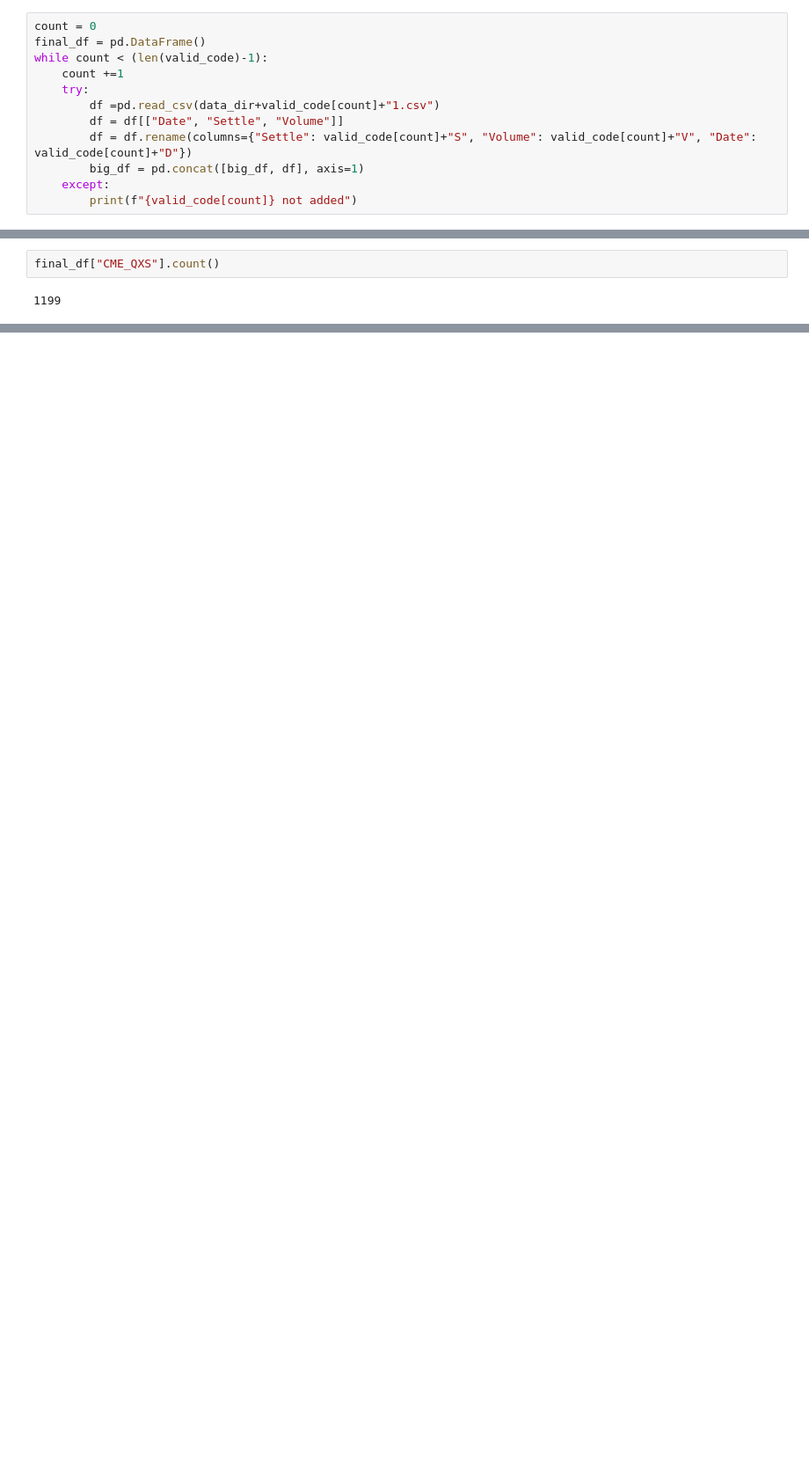
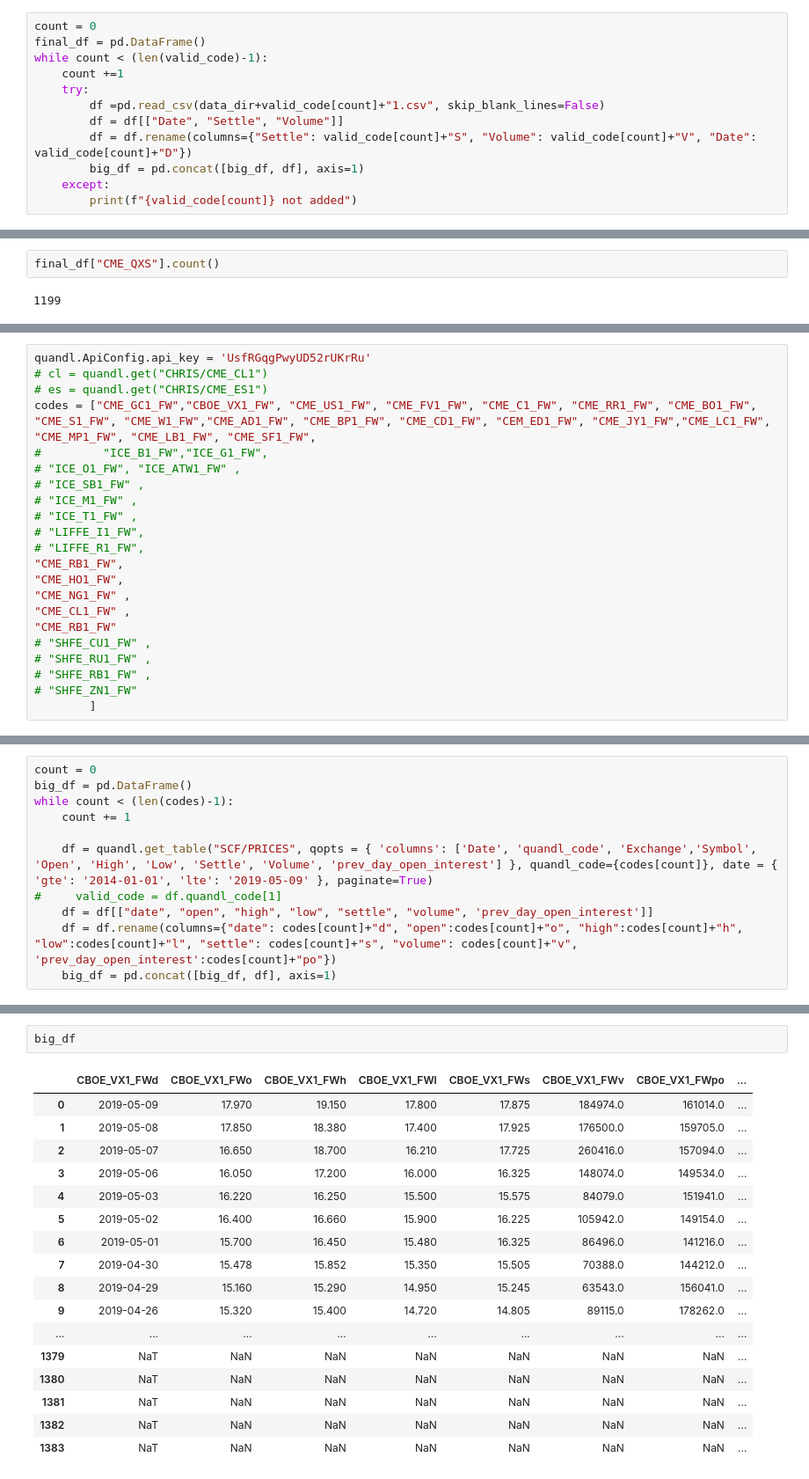
Before and after one commit to brownal05/globaltrade, a Jupyter notebook: alex/Big_DF.ipynb, the cells around one changed output, grey strips where cells are left out. Shown at 88% size. Cells and saved outputs as stored; diff of their text form; blank space fills up the shorter version.

```diff
--- a/alex/Big_DF.ipynb
+++ b/alex/Big_DF.ipynb
@@ -39,7 +39,7 @@ final_df = pd.DataFrame()
 while count < (len(valid_code)-1):
     count +=1
     try:
-        df =pd.read_csv(data_dir+valid_code[count]+"1.csv")
+        df =pd.read_csv(data_dir+valid_code[count]+"1.csv", skip_blank_lines=False)
         df = df[["Date", "Settle", "Volume"]]
         df = df.rename(columns={"Settle": valid_code[count]+"S", "Volume": valid_code[count]+"V", "Date": valid_code[count]+"D"})
         big_df = pd.concat([big_df, df], axis=1)
@@ -84,0 +135,22 @@ final_df["CME_QXS"].count()
+# %%
+quandl.ApiConfig.api_key = 'UsfRGqgPwyUD52rUKrRu'
+# cl = quandl.get("CHRIS/CME_CL1")
+# es = quandl.get("CHRIS/CME_ES1")
+codes = ["CME_GC1_FW","CBOE_VX1_FW", "CME_US1_FW", "CME_FV1_FW", "CME_C1_FW", "CME_RR1_FW", "CME_BO1_FW", "CME_S1_FW", "CME_W1_FW","CME_AD1_FW", "CME_BP1_FW", "CME_CD1_FW", "CEM_ED1_FW", "CME_JY1_FW","CME_LC1_FW", "CME_MP1_FW", "CME_LB1_FW", "CME_SF1_FW",
+#         "ICE_B1_FW","ICE_G1_FW",
+# "ICE_O1_FW", "ICE_ATW1_FW" ,
+# "ICE_SB1_FW" ,
+# "ICE_M1_FW" ,
+# "ICE_T1_FW" ,
+# "LIFFE_I1_FW",
+# "LIFFE_R1_FW",
+"CME_RB1_FW",
+"CME_HO1_FW",
+"CME_NG1_FW" ,
+"CME_CL1_FW" ,
+"CME_RB1_FW"
+# "SHFE_CU1_FW" ,
+# "SHFE_RU1_FW" ,
+# "SHFE_RB1_FW" ,
+# "SHFE_ZN1_FW"
+        ]
@@ -84,0 +183,11 @@ final_df["CME_QXS"].count()
+# %%
+count = 0
+big_df = pd.DataFrame()
+while count < (len(codes)-1):
+    count += 1
+
+    df = quandl.get_table("SCF/PRICES", qopts = { 'columns': ['Date', 'quandl_code', 'Exchange','Symbol', 'Open', 'High', 'Low', 'Settle', 'Volume', 'prev_day_open_interest'] }, quandl_code={codes[count]}, date = { 'gte': '2014-01-01', 'lte': '2019-05-09' }, paginate=True)
+#     valid_code = df.quandl_code[1]
+    df = df[["date", "open", "high", "low", "settle", "volume", 'prev_day_open_interest']]
+    df = df.rename(columns={"date": codes[count]+"d", "open":codes[count]+"o", "high":codes[count]+"h", "low":codes[count]+"l", "settle": codes[count]+"s", "volume": codes[count]+"v", 'prev_day_open_interest':codes[count]+"po"})
+    big_df = pd.concat([big_df, df], axis=1)
@@ -84,0 +207,20 @@ final_df["CME_QXS"].count()
+# %%
+big_df
+# %% [output]
+|  | CBOE_VX1_FWd | CBOE_VX1_FWo | CBOE_VX1_FWh | CBOE_VX1_FWl | CBOE_VX1_FWs | CBOE_VX1_FWv | CBOE_VX1_FWpo | ... |
+| 0 | 2019-05-09 | 17.970 | 19.150 | 17.800 | 17.875 | 184974.0 | 161014.0 | ... |
+| 1 | 2019-05-08 | 17.850 | 18.380 | 17.400 | 17.925 | 176500.0 | 159705.0 | ... |
+| 2 | 2019-05-07 | 16.650 | 18.700 | 16.210 | 17.725 | 260416.0 | 157094.0 | ... |
+| 3 | 2019-05-06 | 16.050 | 17.200 | 16.000 | 16.325 | 148074.0 | 149534.0 | ... |
+| 4 | 2019-05-03 | 16.220 | 16.250 | 15.500 | 15.575 | 84079.0 | 151941.0 | ... |
+| 5 | 2019-05-02 | 16.400 | 16.660 | 15.900 | 16.225 | 105942.0 | 149154.0 | ... |
+| 6 | 2019-05-01 | 15.700 | 16.450 | 15.480 | 16.325 | 86496.0 | 141216.0 | ... |
+| 7 | 2019-04-30 | 15.478 | 15.852 | 15.350 | 15.505 | 70388.0 | 144212.0 | ... |
+| 8 | 2019-04-29 | 15.160 | 15.290 | 14.950 | 15.245 | 63543.0 | 156041.0 | ... |
+| 9 | 2019-04-26 | 15.320 | 15.400 | 14.720 | 14.805 | 89115.0 | 178262.0 | ... |
+| ... | ... | ... | ... | ... | ... | ... | ... | ... |
+| 1379 | NaT | NaN | NaN | NaN | NaN | NaN | NaN | ... |
+| 1380 | NaT | NaN | NaN | NaN | NaN | NaN | NaN | ... |
+| 1381 | NaT | NaN | NaN | NaN | NaN | NaN | NaN | ... |
+| 1382 | NaT | NaN | NaN | NaN | NaN | NaN | NaN | ... |
+| 1383 | NaT | NaN | NaN | NaN | NaN | NaN | NaN | ... |
```
Also changed, not shown: parts of 15 cells of this notebook, 13 other files.
